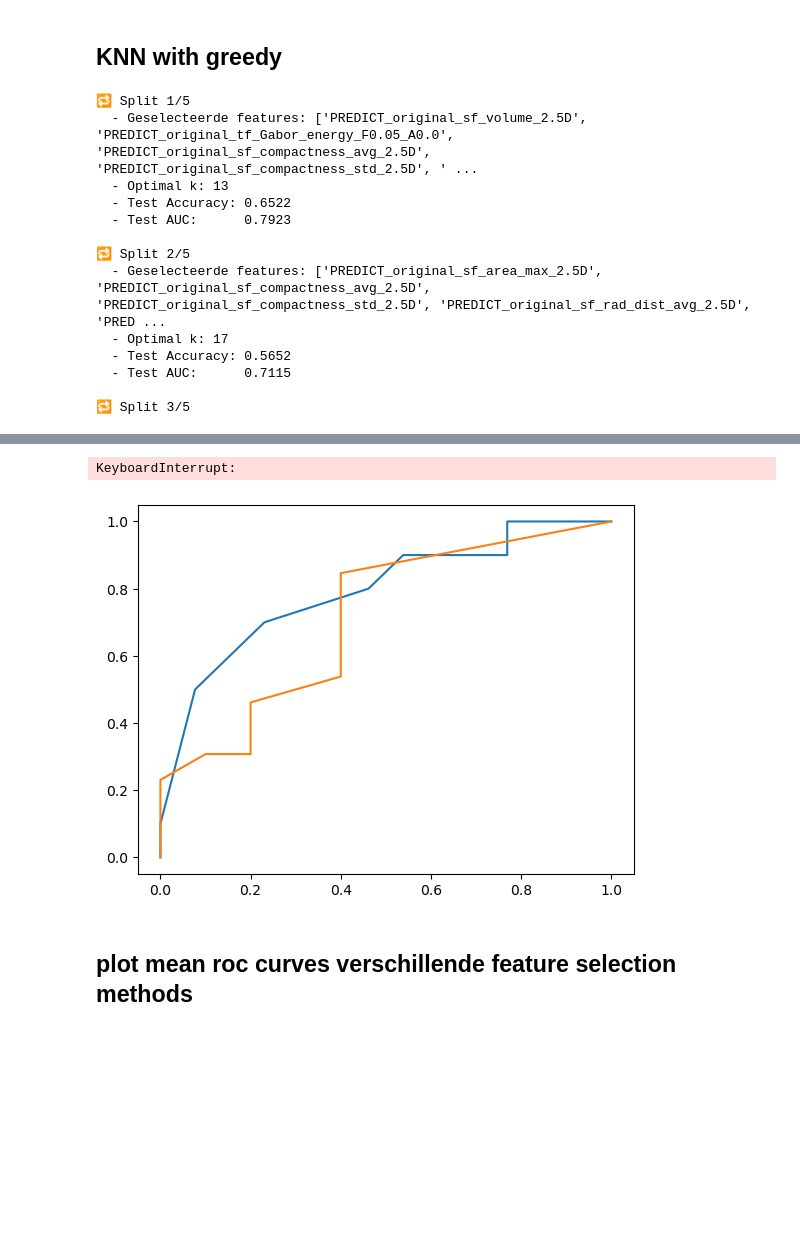
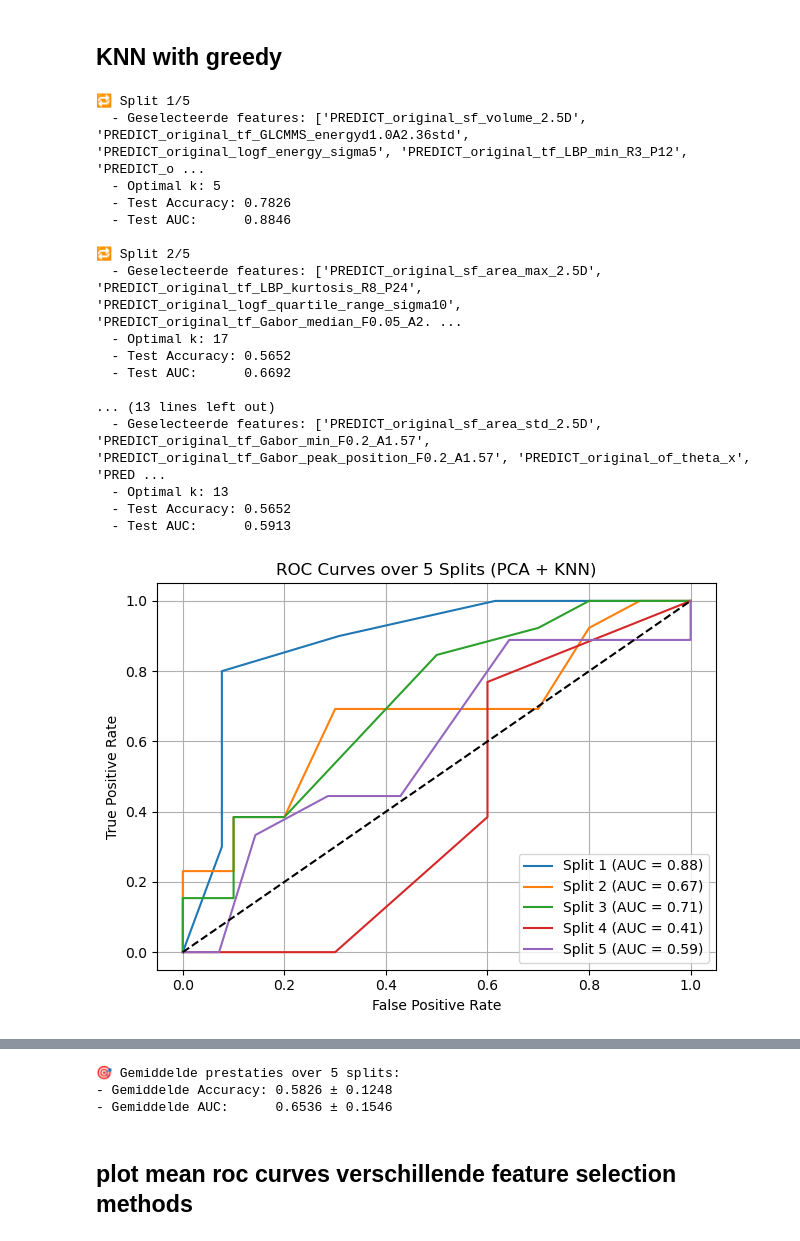
Before and after one commit to jolinevb/Lipo_ML, a Jupyter notebook: assignment.ipynb, the cells around one changed output, grey strips where cells are left out. Drawn from its saved outputs; the diff is of its cells as text; code cells hidden in the pictures; blank space fills up the shorter version.

```diff
--- a/assignment.ipynb
+++ b/assignment.ipynb
@@ -903,6 +910,7 @@ import matplotlib.pyplot as plt
 import numpy as np
 
 def run_pipeline_with_greedy_selection(data, model, max_features=20):
+    all_roc = []
     all_acc = []
     all_auc = []
     k_values = list(range(1, 20, 2))
@@ -910,7 +918,7 @@ def run_pipeline_with_greedy_selection(data, model, max_features=20):
     mean_tpr = np.zeros_like(mean_fpr)
 
     for n in range(1, 6):
-        print(f"\n🔁 Split {n}/5")
+        print(f"Split {n}/5")
 
         # 1. Split
         X_train, X_test, y_train, y_test = split_data(data, split=5, n=n)
@@ -952,47 +960,72 @@ def run_pipeline_with_greedy_selection(data, model, max_features=20):
         acc = accuracy_score(y_test, y_pred)
         auc_score = roc_auc_score(y_test.map({'lipoma': 0, 'liposarcoma': 1}), y_proba)
 
         print(f"  - Test Accuracy: {acc:.4f}")
         print(f"  - Test AUC:      {auc_score:.4f}")
 
         all_acc.append(acc)
         all_auc.append(auc_score)
 
+        # ROC curve per split
         fpr, tpr, _ = roc_curve(y_test.map({'lipoma': 0, 'liposarcoma': 1}), y_proba)
         interp_tpr = np.interp(mean_fpr, fpr, tpr)
-        mean_tpr += interp_tpr
+        interp_tpr[0] = 0
+        all_roc.append(interp_tpr)
+
         plt.plot(fpr, tpr, label=f'Split {n} (AUC = {auc_score:.2f})')
 
-    # Gemiddelde ROC
-    mean_tpr /= 5
-    mean_auc = auc(mean_fpr, mean_tpr)
-
-    plt.plot(mean_fpr, mean_tpr, color='black', linewidth=2, label=f'Mean ROC (AUC = {mean_auc:.2f})')
-    plt.plot([0, 1], [0, 1], linestyle='--', color='gray')
+    plt.plot([0, 1], [0, 1], 'k--')
     plt.xlabel('False Positive Rate')
     plt.ylabel('True Positive Rate')
-    plt.title('ROC Curves over 5 Splits (Greedy + KNN)')
+    plt.title('ROC Curves over 5 Splits (PCA + KNN)')
     plt.legend()
     plt.grid(True)
     plt.tight_layout()
     plt.show()
 
-    print("\n🎯 Gemiddelde prestaties over 5 splits:")
+    roc_array = np.array(all_roc)
+    mean_roc = np.mean(roc_array, axis=0)
+    std_roc = np.std(roc_array, axis=0)
+    ci_upper = np.minimum(mean_roc + 1 * std_roc, 1)
+    ci_lower = np.maximum(mean_roc - 1 * std_roc, 0)
+    mean_auc = auc(mean_fpr, mean_roc)
+    roc_tuple = (mean_roc, std_roc, ci_upper, ci_lower, mean_auc)
+
+    # plot mean roc curve
+    plt.figure(figsize=(10, 6))
+    plt.plot(mean_fpr, mean_roc, color='blue', label=f'Mean ROC (AUC = {mean_auc:.2f})', linewidth=2)
+    plt.fill_between(mean_fpr, ci_lower, ci_upper, color='blue', alpha=0.2, label='+/- 1 std')
+    plt.plot([0, 1], [0, 1], 'k--')
+    plt.xlabel('False Positive Rate')
+    plt.ylabel('True Positive Rate')
+    plt.title('mean roc curve for KNN + PCA')
+    plt.legend()
+    plt.grid(True)
+    plt.tight_layout()
+    plt.show()
+
+    print("Gemiddelde prestaties over 5 splits:")
     print(f"- Gemiddelde Accuracy: {np.mean(all_acc):.4f} ± {np.std(all_acc):.4f}")
     print(f"- Gemiddelde AUC:      {np.mean(all_auc):.4f} ± {np.std(all_auc):.4f}")
+    return roc_tuple
 
-run_pipeline_with_greedy_selection(data, KNeighborsClassifier(), max_features=20)
+roc_knn_greedy = run_pipeline_with_greedy_selection(data, KNeighborsClassifier(), max_features=20)
 # %% [output]
 🔁 Split 1/5
-  - Geselecteerde features: ['PREDICT_original_sf_volume_2.5D', 'PREDICT_original_tf_Gabor_energy_F0.05_A0.0', 'PREDICT_original_sf_compactness_avg_2.5D', 'PREDICT_original_sf_compactness_std_2.5D', ' ...
-  - Optimal k: 13
-  - Test Accuracy: 0.6522
-  - Test AUC:      0.7923
+  - Geselecteerde features: ['PREDICT_original_sf_volume_2.5D', 'PREDICT_original_tf_GLCMMS_energyd1.0A2.36std', 'PREDICT_original_logf_energy_sigma5', 'PREDICT_original_tf_LBP_min_R3_P12', 'PREDICT_o ...
+  - Optimal k: 5
+  - Test Accuracy: 0.7826
+  - Test AUC:      0.8846
 
 🔁 Split 2/5
-  - Geselecteerde features: ['PREDICT_original_sf_area_max_2.5D', 'PREDICT_original_sf_compactness_avg_2.5D', 'PREDICT_original_sf_compactness_std_2.5D', 'PREDICT_original_sf_rad_dist_avg_2.5D', 'PRED ...
+  - Geselecteerde features: ['PREDICT_original_sf_area_max_2.5D', 'PREDICT_original_tf_LBP_kurtosis_R8_P24', 'PREDICT_original_logf_quartile_range_sigma10', 'PREDICT_original_tf_Gabor_median_F0.05_A2. ...
   - Optimal k: 17
   - Test Accuracy: 0.5652
-  - Test AUC:      0.7115
+  - Test AUC:      0.6692
 
-🔁 Split 3/5
+... (13 lines left out)
+  - Geselecteerde features: ['PREDICT_original_sf_area_std_2.5D', 'PREDICT_original_tf_Gabor_min_F0.2_A1.57', 'PREDICT_original_tf_Gabor_peak_position_F0.2_A1.57', 'PREDICT_original_of_theta_x', 'PRED ...
+  - Optimal k: 13
+  - Test Accuracy: 0.5652
+  - Test AUC:      0.5913
+[figure, new version]
@@ -999,5 +1033,6 @@ run_pipeline_with_greedy_selection(data, KNeighborsClassifier(), max_features=20
-KeyboardInterrupt:
+🎯 Gemiddelde prestaties over 5 splits:
+- Gemiddelde Accuracy: 0.5826 ± 0.1248
+- Gemiddelde AUC:      0.6536 ± 0.1546
-[figure, old version]
 # %% [markdown]
 ## plot mean roc curves verschillende feature selection methods
 # %%
```
Also changed, not shown: parts of 19 cells of this notebook.
